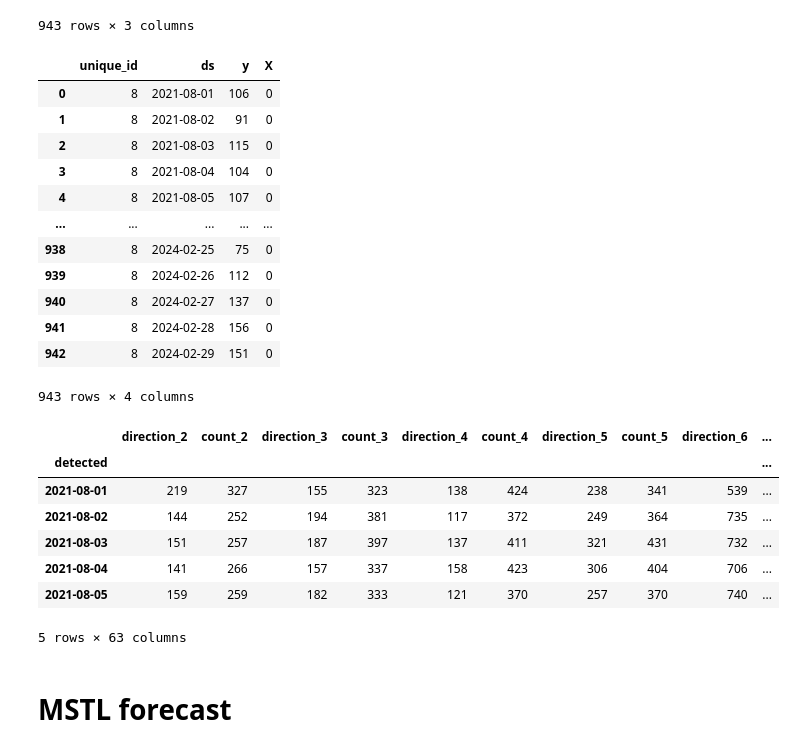
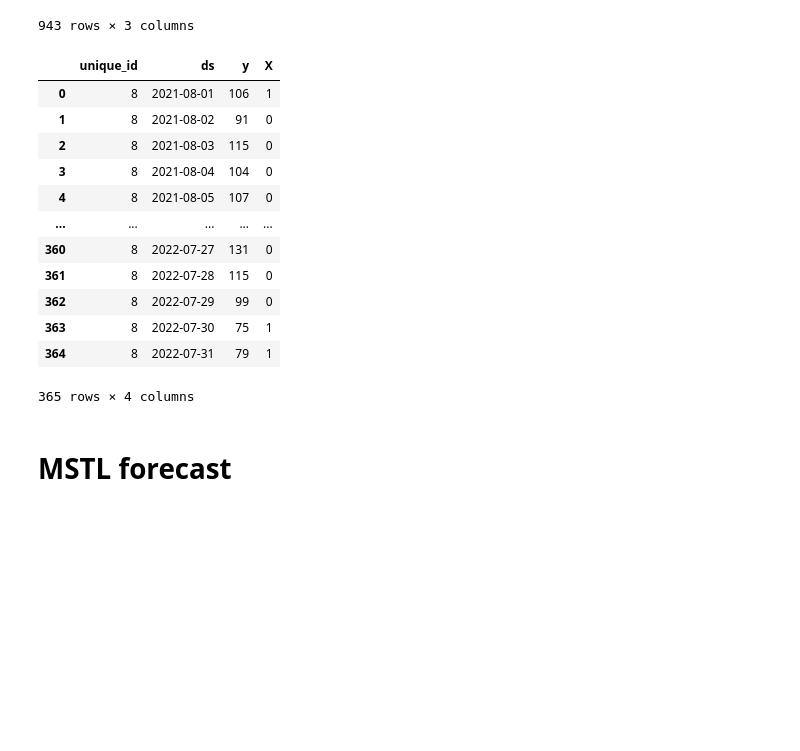
Before and after one commit to joanacarvalheiro/Seasonality, a Jupyter notebook: construcao_modelos/MSTL.ipynb, the cells around one changed output. Cells and saved outputs as stored; diff of their text form; code cells hidden in the pictures; blank space fills up the shorter version.

```diff
--- a/construcao_modelos/MSTL.ipynb
+++ b/construcao_modelos/MSTL.ipynb
@@ -80,25 +80,4 @@ df_8
 | 941 | 8 | 2024-02-28 | 156 |
 | 942 | 8 | 2024-02-29 | 151 |
 943 rows × 3 columns
-# %%
-#com variavel exogena
-df_daily_filled = df_daily_filled.resample('D').sum()
-df_8_1 = df_daily_filled[['count_8', 'holiday']].reset_index().assign(unique_id = 8)
-df_8_1.columns = ['ds', 'y', 'X', 'unique_id']
-df_8_1 = df_8_1[['unique_id', 'ds', 'y', 'X']]
-df_8_1
-# %% [output]
-|  | unique_id | ds | y | X |
-| 0 | 8 | 2021-08-01 | 106 | 0 |
-| 1 | 8 | 2021-08-02 | 91 | 0 |
-| 2 | 8 | 2021-08-03 | 115 | 0 |
-| 3 | 8 | 2021-08-04 | 104 | 0 |
-| 4 | 8 | 2021-08-05 | 107 | 0 |
-| ... | ... | ... | ... | ... |
-| 938 | 8 | 2024-02-25 | 75 | 0 |
-| 939 | 8 | 2024-02-26 | 112 | 0 |
-| 940 | 8 | 2024-02-27 | 137 | 0 |
-| 941 | 8 | 2024-02-28 | 156 | 0 |
-| 942 | 8 | 2024-02-29 | 151 | 0 |
-943 rows × 4 columns
 # %%
@@ -157,14 +137,3 @@ df_daily_filled['holiday'] = df_daily_filled.index.date
 df_daily_filled['holiday'] = df_daily_filled['holiday'].apply(
     lambda x: 1 if x in feriados else 0
 )
-# %%
-df_daily_filled.head()
-# %% [output]
-|  | direction_2 | count_2 | direction_3 | count_3 | direction_4 | count_4 | direction_5 | count_5 | direction_6 | ... |
-| detected |  |  |  |  |  |  |  |  |  | ... |
-| 2021-08-01 | 219 | 327 | 155 | 323 | 138 | 424 | 238 | 341 | 539 | ... |
-| 2021-08-02 | 144 | 252 | 194 | 381 | 117 | 372 | 249 | 364 | 735 | ... |
-| 2021-08-03 | 151 | 257 | 187 | 397 | 137 | 411 | 321 | 431 | 732 | ... |
-| 2021-08-04 | 141 | 266 | 157 | 337 | 158 | 423 | 306 | 404 | 706 | ... |
-| 2021-08-05 | 159 | 259 | 182 | 333 | 121 | 370 | 257 | 370 | 740 | ... |
-5 rows × 63 columns
@@ -171,3 +144,23 @@ df_daily_filled.head()
+# %%
+#com variavel exogena
+df_8_1 = df_daily_filled[['count_8', 'exog']].reset_index().assign(unique_id=8)
+df_8_1.columns = ['ds', 'y', 'X', 'unique_id']
+df_8_1 = df_8_1[['unique_id', 'ds', 'y', 'X']].query('ds < "2022-08-01"')
+df_8_1
+# %% [output]
+|  | unique_id | ds | y | X |
+| 0 | 8 | 2021-08-01 | 106 | 1 |
+| 1 | 8 | 2021-08-02 | 91 | 0 |
+| 2 | 8 | 2021-08-03 | 115 | 0 |
+| 3 | 8 | 2021-08-04 | 104 | 0 |
+| 4 | 8 | 2021-08-05 | 107 | 0 |
+| ... | ... | ... | ... | ... |
+| 360 | 8 | 2022-07-27 | 131 | 0 |
+| 361 | 8 | 2022-07-28 | 115 | 0 |
+| 362 | 8 | 2022-07-29 | 99 | 0 |
+| 363 | 8 | 2022-07-30 | 75 | 1 |
+| 364 | 8 | 2022-07-31 | 79 | 1 |
+365 rows × 4 columns
 # %% [markdown]
 # MSTL forecast
 # %%
```
Also changed, not shown: parts of 5 cells of this notebook.
